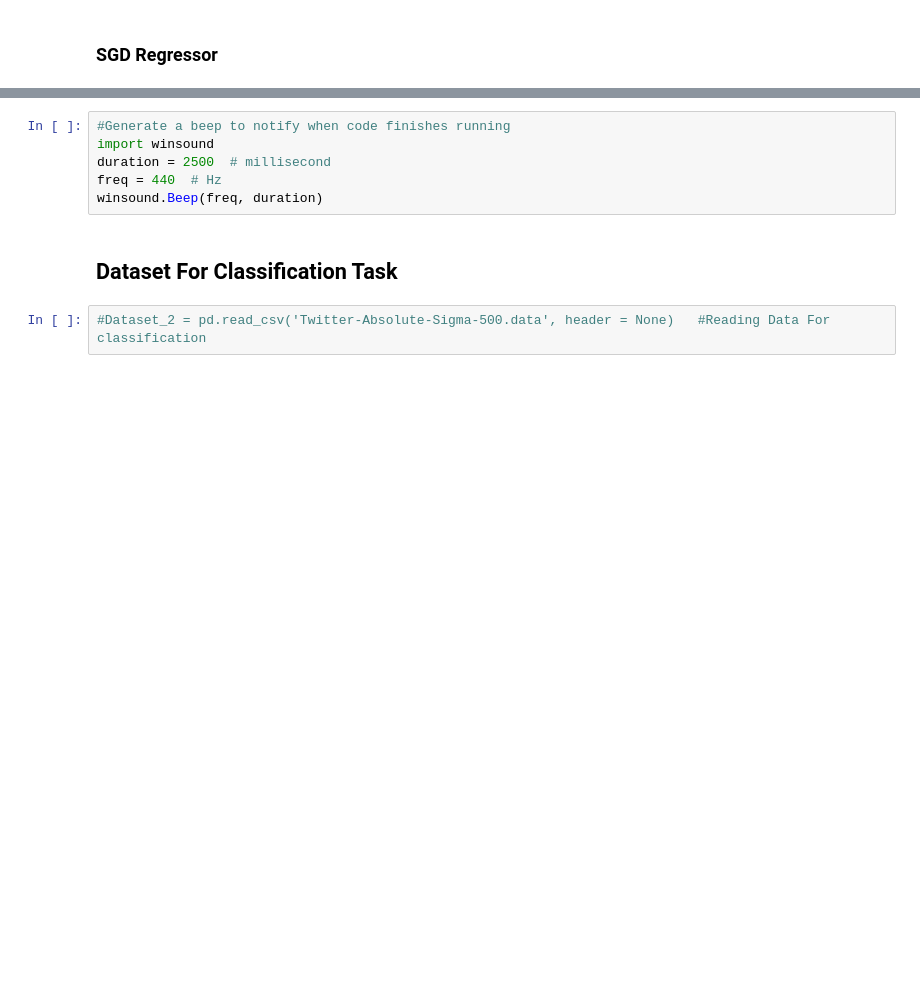
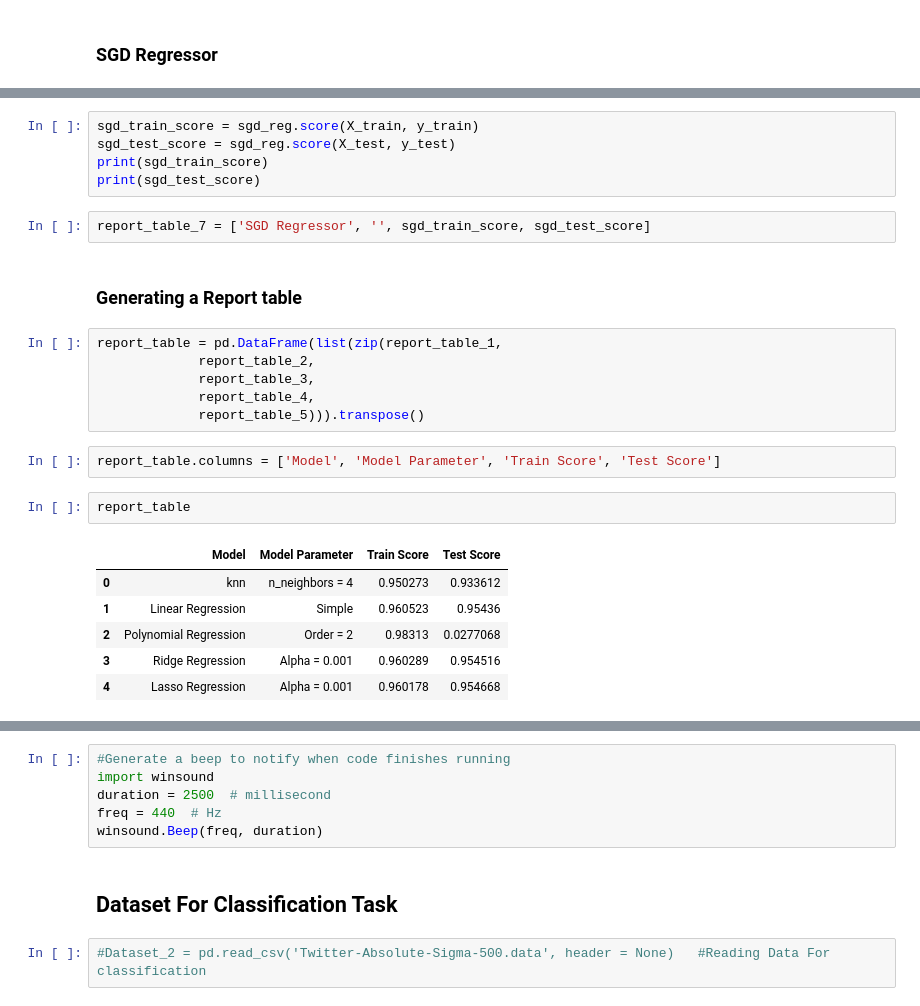
Before and after one commit to SurajMalpani/Twitter-Buzz-prediction, a Jupyter notebook: Project_2_Group_39.ipynb, the cells around one changed output, grey strips where cells are left out. Drawn from its saved outputs; the diff is of its cells as text; blank space fills up the shorter version.

```diff
--- a/Project_2_Group_39.ipynb
+++ b/Project_2_Group_39.ipynb
@@ -402,0 +442,26 @@ print(sgd_reg.score(X_test, y_test))
+# %%
+sgd_train_score = sgd_reg.score(X_train, y_train)
+sgd_test_score = sgd_reg.score(X_test, y_test)
+print(sgd_train_score)
+print(sgd_test_score)
+# %%
+report_table_7 = ['SGD Regressor', '', sgd_train_score, sgd_test_score]
+# %% [markdown]
+### Generating a Report table
+# %%
+report_table = pd.DataFrame(list(zip(report_table_1,
+             report_table_2,
+             report_table_3,
+             report_table_4,
+             report_table_5))).transpose()
+# %%
+report_table.columns = ['Model', 'Model Parameter', 'Train Score', 'Test Score']
+# %%
+report_table
+# %% [output]
+|  | Model | Model Parameter | Train Score | Test Score |
+| 0 | knn | n_neighbors = 4 | 0.950273 | 0.933612 |
+| 1 | Linear Regression | Simple | 0.960523 | 0.95436 |
+| 2 | Polynomial Regression | Order = 2 | 0.98313 | 0.0277068 |
+| 3 | Ridge Regression | Alpha = 0.001 | 0.960289 | 0.954516 |
+| 4 | Lasso Regression | Alpha = 0.001 | 0.960178 | 0.954668 |
```
Also changed, not shown: parts of 28 cells of this notebook.
